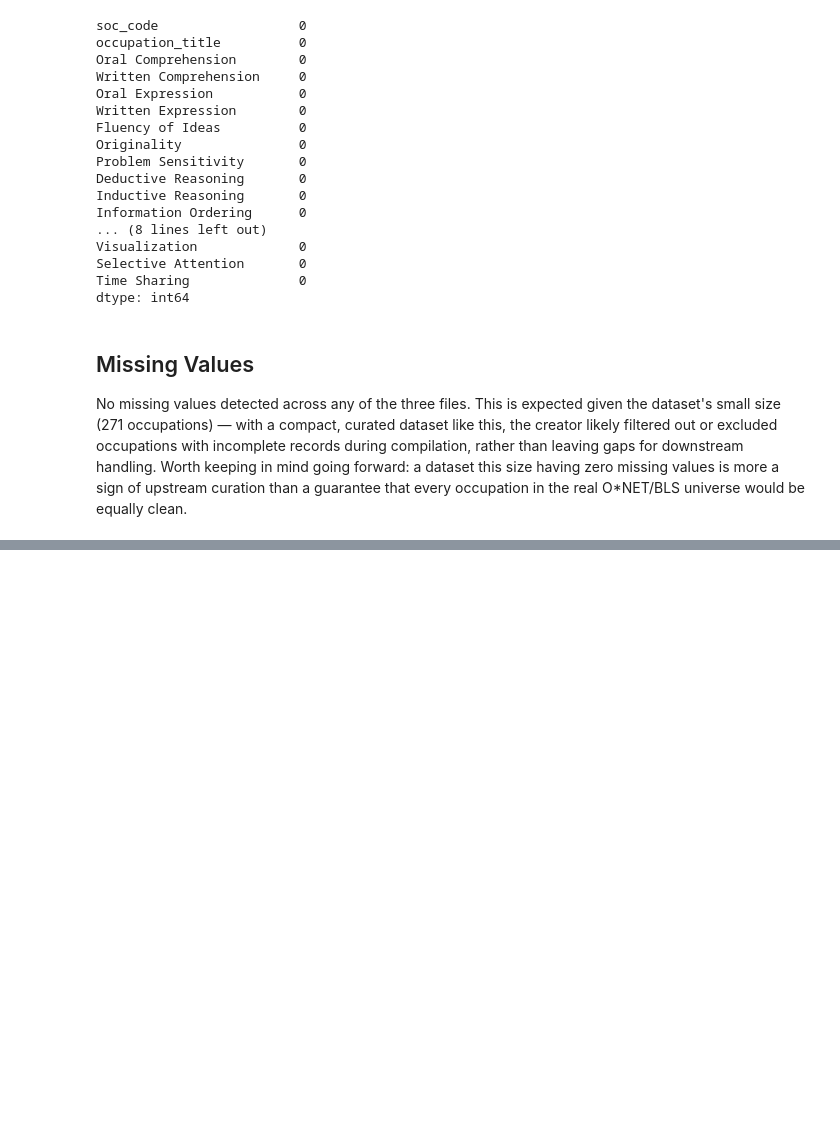
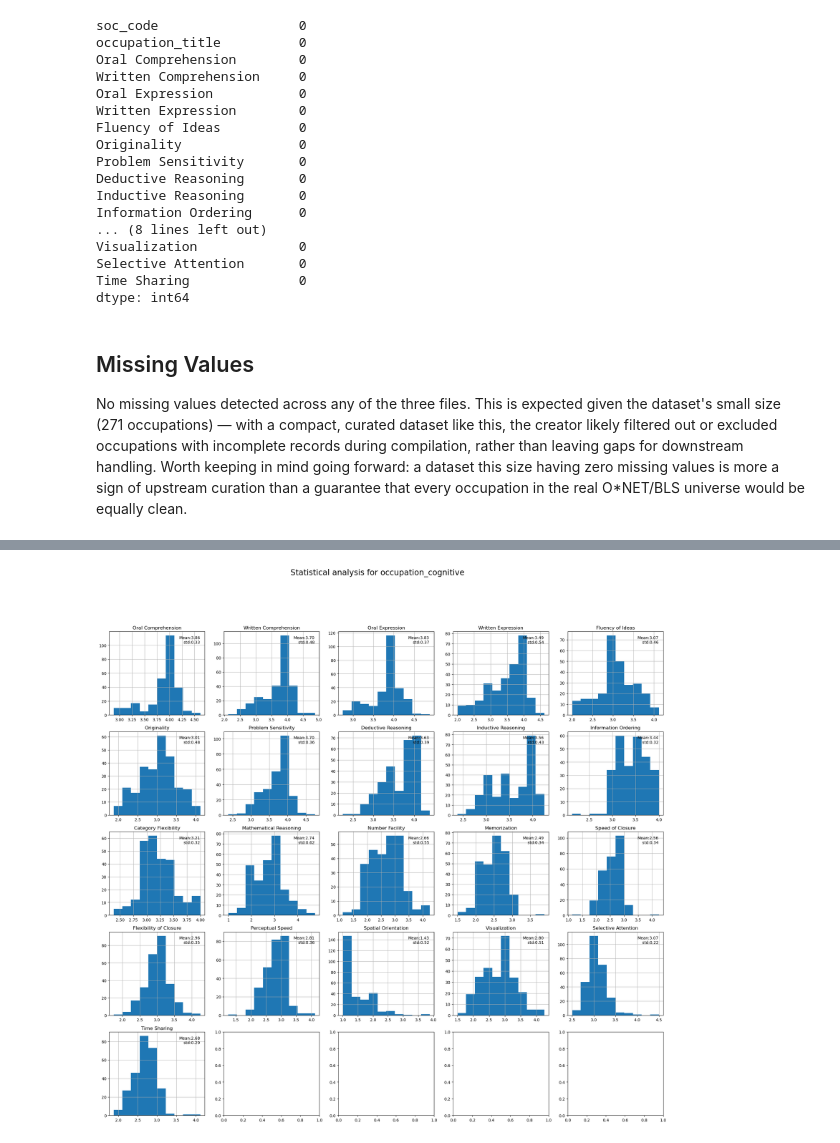
Before and after one commit to abdallahh07/ai-job-exposure-analysis, a Jupyter notebook: research.ipynb, the cells around one changed output, grey strips where cells are left out. Saved outputs shown, nothing was run; the diff lists cells and outputs as text; code cells hidden in the pictures; blank space fills up the shorter version.

```diff
--- a/research.ipynb
+++ b/research.ipynb
@@ -218,0 +285,18 @@ No missing values detected across any of the three files. This is expected given
+# %%
+occupation = occupation_cognitive.select_dtypes(include="number").columns.tolist()
+# %%
+fig,ax = plt.subplots(5,5,figsize=(25,22))
+plt.suptitle("Statistical analysis for occupation_cognitive",fontsize=20)
+ax = ax.flatten()
+for i , name in enumerate(occupation):
+    occupation_cognitive[name].hist(ax=ax[i])
+    mean = occupation_cognitive[name].mean()
+    std = occupation_cognitive[name].std()
+    ax[i].text(0.95,0.95,f"Mean:{mean:.2f}\n std:{std:.2f}",
+               ha = "right",va="top",transform=ax[i].transAxes)
+    ax[i].set_title(name)
+plt.tight_layout
+plt.savefig("charts/statistical_analysis_occupation_cognitive.png")
+plt.show()
+# %% [output]
+[figure, added]
```
Also changed, not shown: parts of 16 cells of this notebook, 6 other files.
